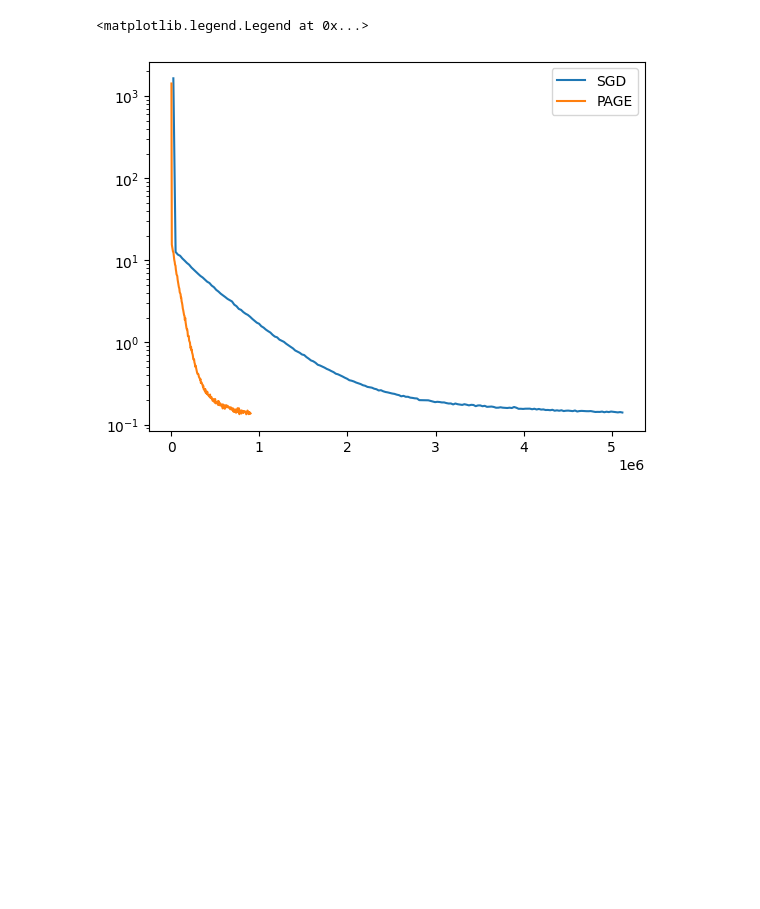
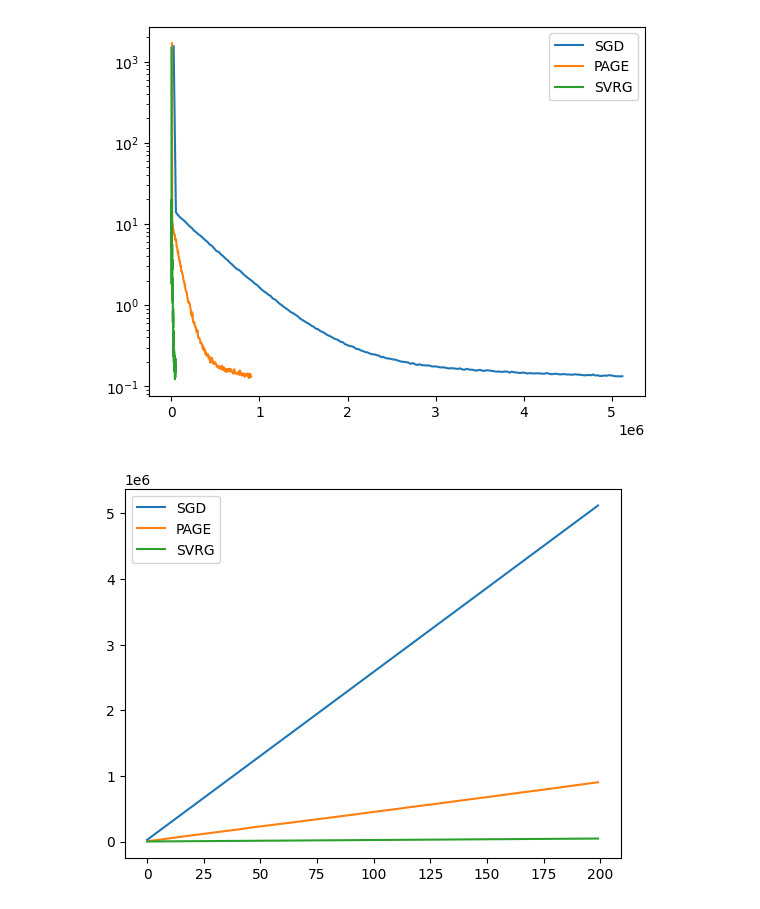
Before and after one commit to tsar1in/Optimization_8sem, a Jupyter notebook: page_test.ipynb, the cells around one changed output. Cells and saved outputs as stored; diff of their text form; code cells hidden in the pictures; blank space fills up the shorter version.

```diff
--- a/page_test.ipynb
+++ b/page_test.ipynb
@@ -8,4 +10,7 @@ from test_opts import MLP
 
 import matplotlib.pyplot as plt
 # %%
-KEY = jax.random.PRNGKey(42)
+KEY = jax.random.PRNGKey(32)
+XDIM = 128
+BS = 256
+BS_HAT = 16
@@ -128,8 +158,18 @@ plt.legend()
 # %%
 plt.plot(x_sgd, losses_sgd, label='SGD')
 plt.plot(x_page, losses_page, label='PAGE')
+plt.plot(x_svrg, losses_svrg, label='SVRG')
 plt.yscale('log')
 plt.legend()
+None
 # %% [output]
-<matplotlib.legend.Legend at 0x...>
-[figure, old version]
+[figure, new version]
+# %%
+plt.plot(x_sgd, label='SGD')
+plt.plot(x_page, label='PAGE')
+plt.plot(x_svrg, label='SVRG')
+# plt.yscale('log')
+plt.legend()
+None
+# %% [output]
+[figure, added]
```
Also changed, not shown: parts of 14 cells of this notebook, 2 other files.
